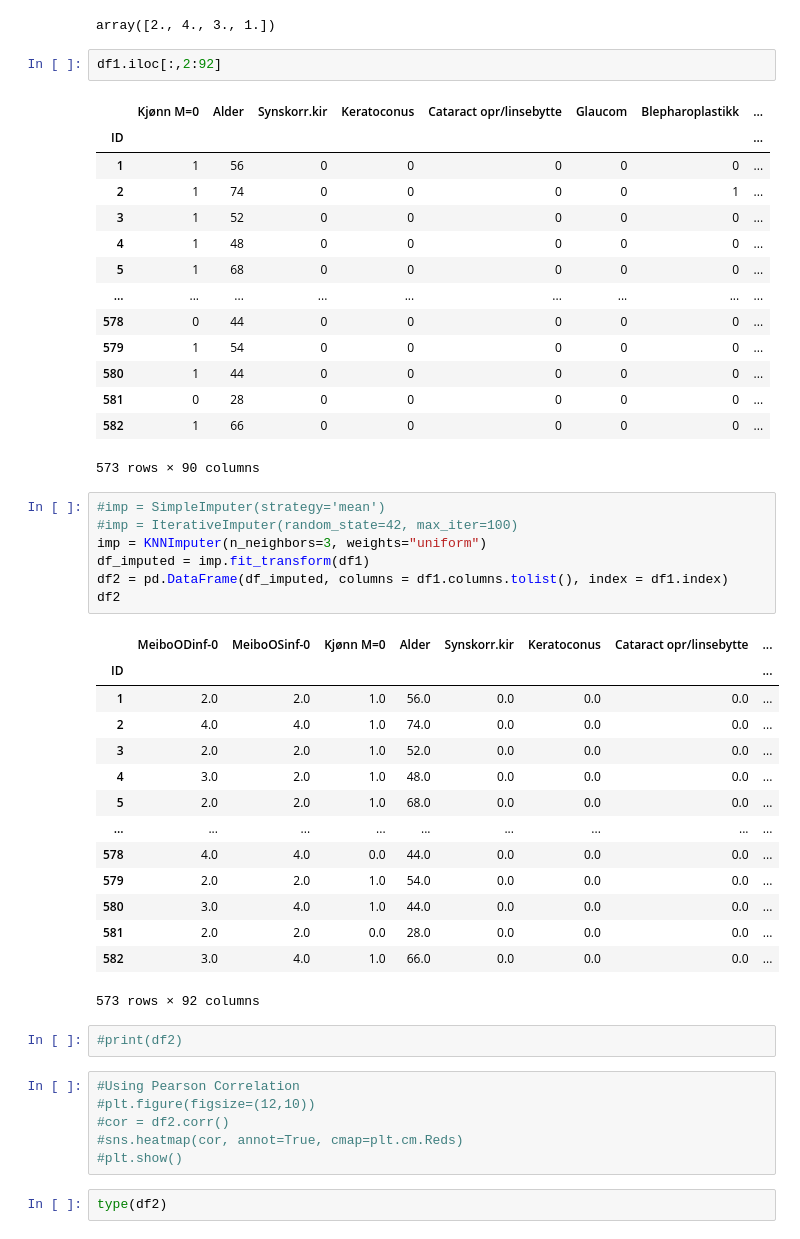
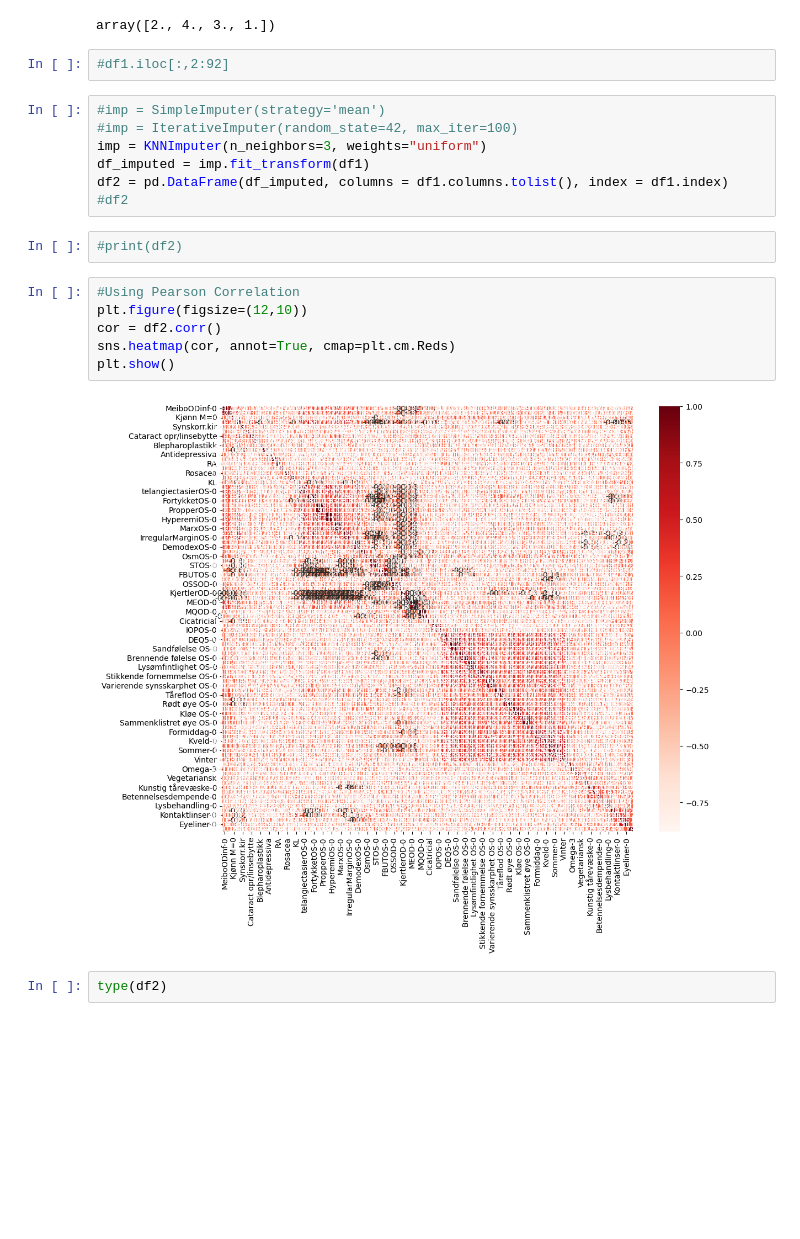
Before and after one commit to freafin/MeibomianGlandClassification, a Jupyter notebook: MGimputedScaled.ipynb, the cells around one changed output. Cells and saved outputs as stored; diff of their text form; blank space fills up the shorter version.

```diff
--- a/MGimputedScaled.ipynb
+++ b/MGimputedScaled.ipynb
@@ -99,52 +90,24 @@ df1['MeiboOSinf-0'].unique()
 # %% [output]
 array([2., 4., 3., 1.])
 # %%
-df1.iloc[:,2:92]
+#df1.iloc[:,2:92]
-# %% [output]
-|  | Kjønn M=0 | Alder | Synskorr.kir | Keratoconus | Cataract opr/linsebytte | Glaucom | Blepharoplastikk | ... |
-| ID |  |  |  |  |  |  |  | ... |
-| 1 | 1 | 56 | 0 | 0 | 0 | 0 | 0 | ... |
-| 2 | 1 | 74 | 0 | 0 | 0 | 0 | 1 | ... |
-| 3 | 1 | 52 | 0 | 0 | 0 | 0 | 0 | ... |
-| 4 | 1 | 48 | 0 | 0 | 0 | 0 | 0 | ... |
-| 5 | 1 | 68 | 0 | 0 | 0 | 0 | 0 | ... |
-| ... | ... | ... | ... | ... | ... | ... | ... | ... |
-| 578 | 0 | 44 | 0 | 0 | 0 | 0 | 0 | ... |
-| 579 | 1 | 54 | 0 | 0 | 0 | 0 | 0 | ... |
-| 580 | 1 | 44 | 0 | 0 | 0 | 0 | 0 | ... |
-| 581 | 0 | 28 | 0 | 0 | 0 | 0 | 0 | ... |
-| 582 | 1 | 66 | 0 | 0 | 0 | 0 | 0 | ... |
-573 rows × 90 columns
 # %%
 #imp = SimpleImputer(strategy='mean')
 #imp = IterativeImputer(random_state=42, max_iter=100)
 imp = KNNImputer(n_neighbors=3, weights="uniform")
 df_imputed = imp.fit_transform(df1)
 df2 = pd.DataFrame(df_imputed, columns = df1.columns.tolist(), index = df1.index)
-df2
+#df2
-# %% [output]
-|  | MeiboODinf-0 | MeiboOSinf-0 | Kjønn M=0 | Alder | Synskorr.kir | Keratoconus | Cataract opr/linsebytte | ... |
-| ID |  |  |  |  |  |  |  | ... |
-| 1 | 2.0 | 2.0 | 1.0 | 56.0 | 0.0 | 0.0 | 0.0 | ... |
-| 2 | 4.0 | 4.0 | 1.0 | 74.0 | 0.0 | 0.0 | 0.0 | ... |
-| 3 | 2.0 | 2.0 | 1.0 | 52.0 | 0.0 | 0.0 | 0.0 | ... |
-| 4 | 3.0 | 2.0 | 1.0 | 48.0 | 0.0 | 0.0 | 0.0 | ... |
-| 5 | 2.0 | 2.0 | 1.0 | 68.0 | 0.0 | 0.0 | 0.0 | ... |
-| ... | ... | ... | ... | ... | ... | ... | ... | ... |
-| 578 | 4.0 | 4.0 | 0.0 | 44.0 | 0.0 | 0.0 | 0.0 | ... |
-| 579 | 2.0 | 2.0 | 1.0 | 54.0 | 0.0 | 0.0 | 0.0 | ... |
-| 580 | 3.0 | 4.0 | 1.0 | 44.0 | 0.0 | 0.0 | 0.0 | ... |
-| 581 | 2.0 | 2.0 | 0.0 | 28.0 | 0.0 | 0.0 | 0.0 | ... |
-| 582 | 3.0 | 4.0 | 1.0 | 66.0 | 0.0 | 0.0 | 0.0 | ... |
-573 rows × 92 columns
 # %%
 #print(df2)
 # %%
 #Using Pearson Correlation
-#plt.figure(figsize=(12,10))
-#cor = df2.corr()
-#sns.heatmap(cor, annot=True, cmap=plt.cm.Reds)
-#plt.show()
+plt.figure(figsize=(12,10))
+cor = df2.corr()
+sns.heatmap(cor, annot=True, cmap=plt.cm.Reds)
+plt.show()
+# %% [output]
+[figure, added]
 # %%
 type(df2)
 # %% [output]
```
Also changed, not shown: parts of 10 cells of this notebook, 5 other files.
